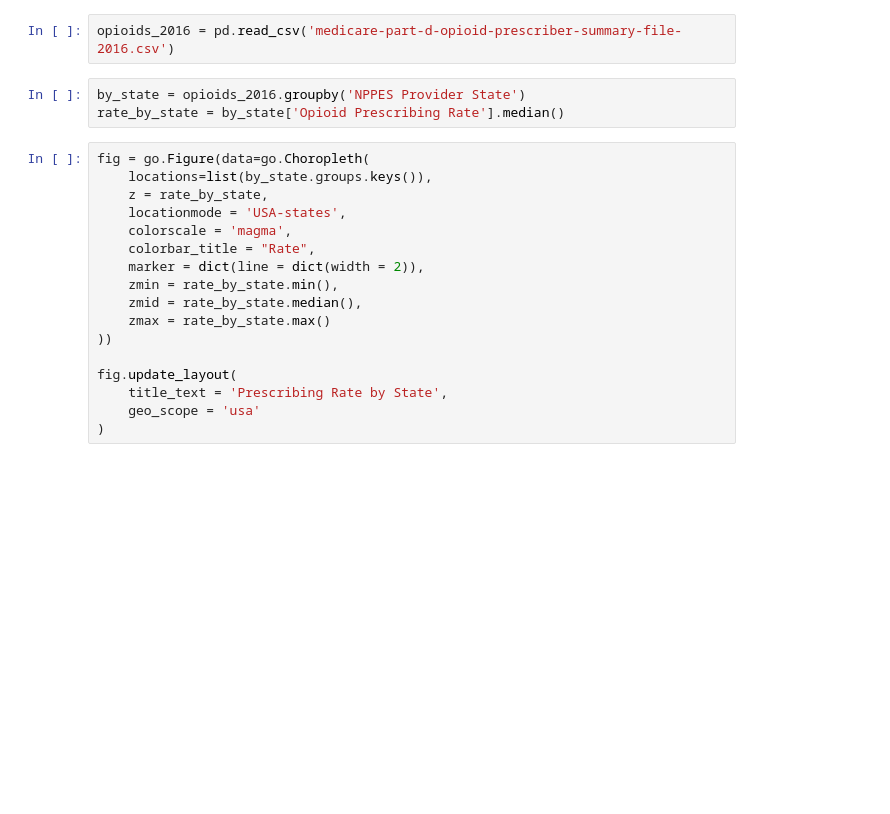
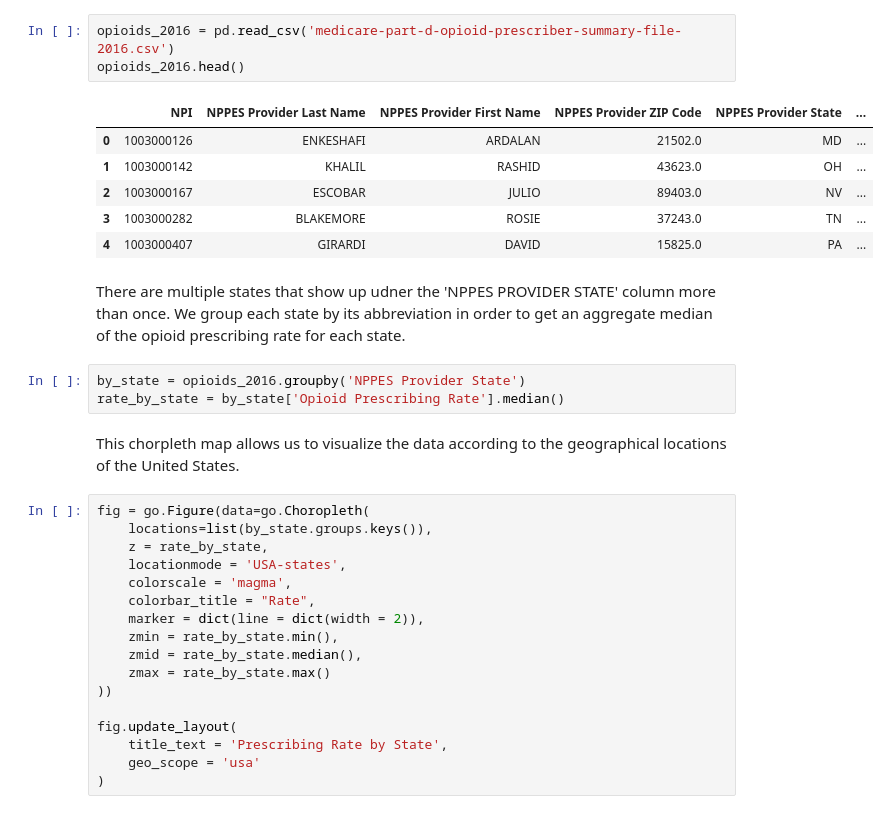
Before and after one commit to genesisluna/data_visualizations, a Jupyter notebook: Opioid Visualizations.ipynb, the cells around one changed output. Cells and saved outputs as stored; diff of their text form; blank space fills up the shorter version.

```diff
--- a/Opioid Visualizations.ipynb
+++ b/Opioid Visualizations.ipynb
@@ -11,8 +21,20 @@ init_notebook_mode(connected=True)
 # %%
 opioids_2016 = pd.read_csv('medicare-part-d-opioid-prescriber-summary-file-2016.csv')
+opioids_2016.head()
+# %% [output]
+|  | NPI | NPPES Provider Last Name | NPPES Provider First Name | NPPES Provider ZIP Code | NPPES Provider State | ... |
+| 0 | 1003000126 | ENKESHAFI | ARDALAN | 21502.0 | MD | ... |
+| 1 | 1003000142 | KHALIL | RASHID | 43623.0 | OH | ... |
+| 2 | 1003000167 | ESCOBAR | JULIO | 89403.0 | NV | ... |
+| 3 | 1003000282 | BLAKEMORE | ROSIE | 37243.0 | TN | ... |
+| 4 | 1003000407 | GIRARDI | DAVID | 15825.0 | PA | ... |
+# %% [markdown]
+There are multiple states that show up udner the 'NPPES PROVIDER STATE' column more than once. We group each state by its abbreviation in order to get an aggregate median of the opioid prescribing rate for each state.
 # %%
 by_state = opioids_2016.groupby('NPPES Provider State')
 rate_by_state = by_state['Opioid Prescribing Rate'].median()
+# %% [markdown]
+This chorpleth map allows us to visualize the data according to the geographical locations of the United States.
 # %%
 fig = go.Figure(data=go.Choropleth(
     locations=list(by_state.groups.keys()),
```
Also changed, not shown: parts of 7 cells of this notebook.
